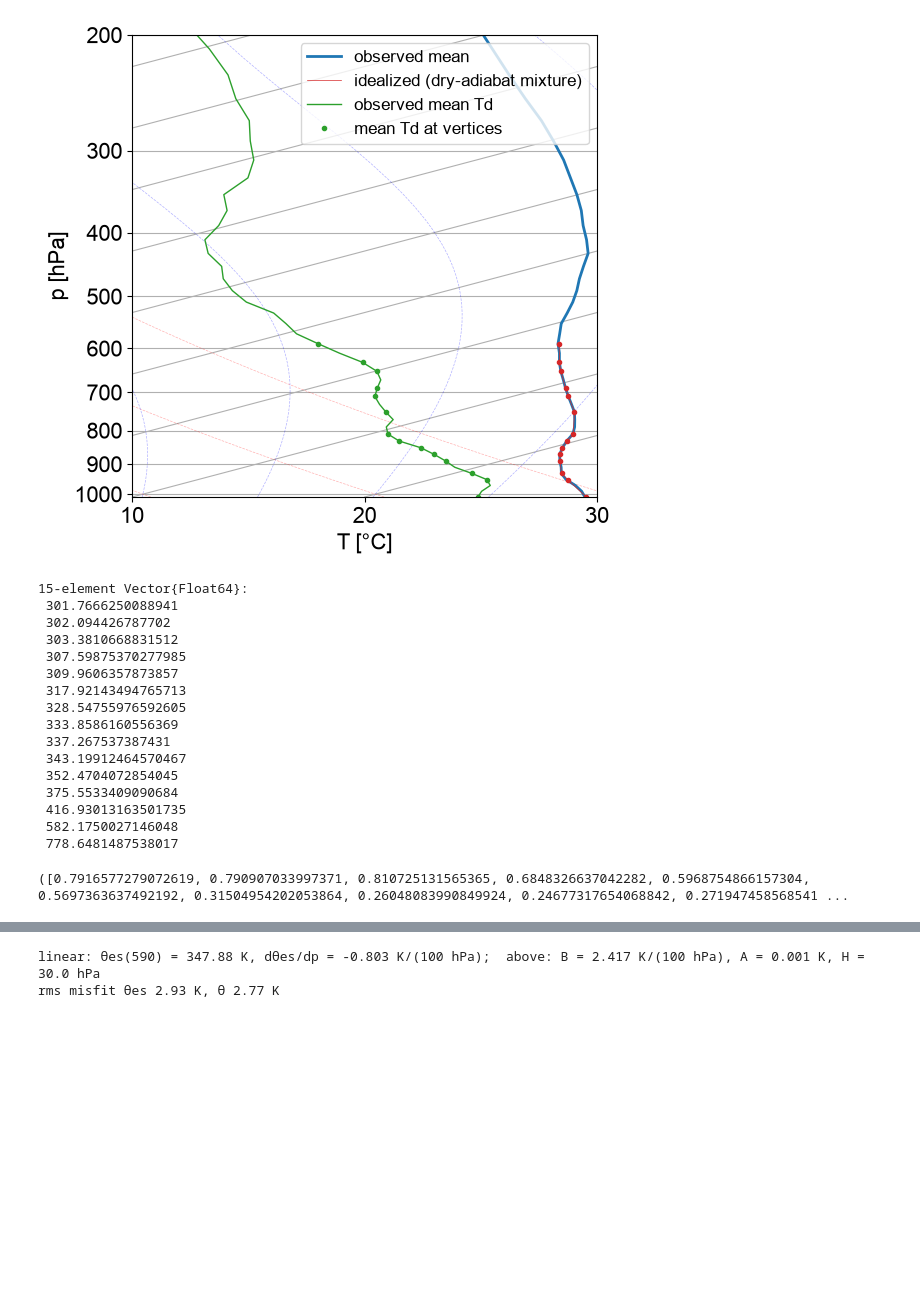
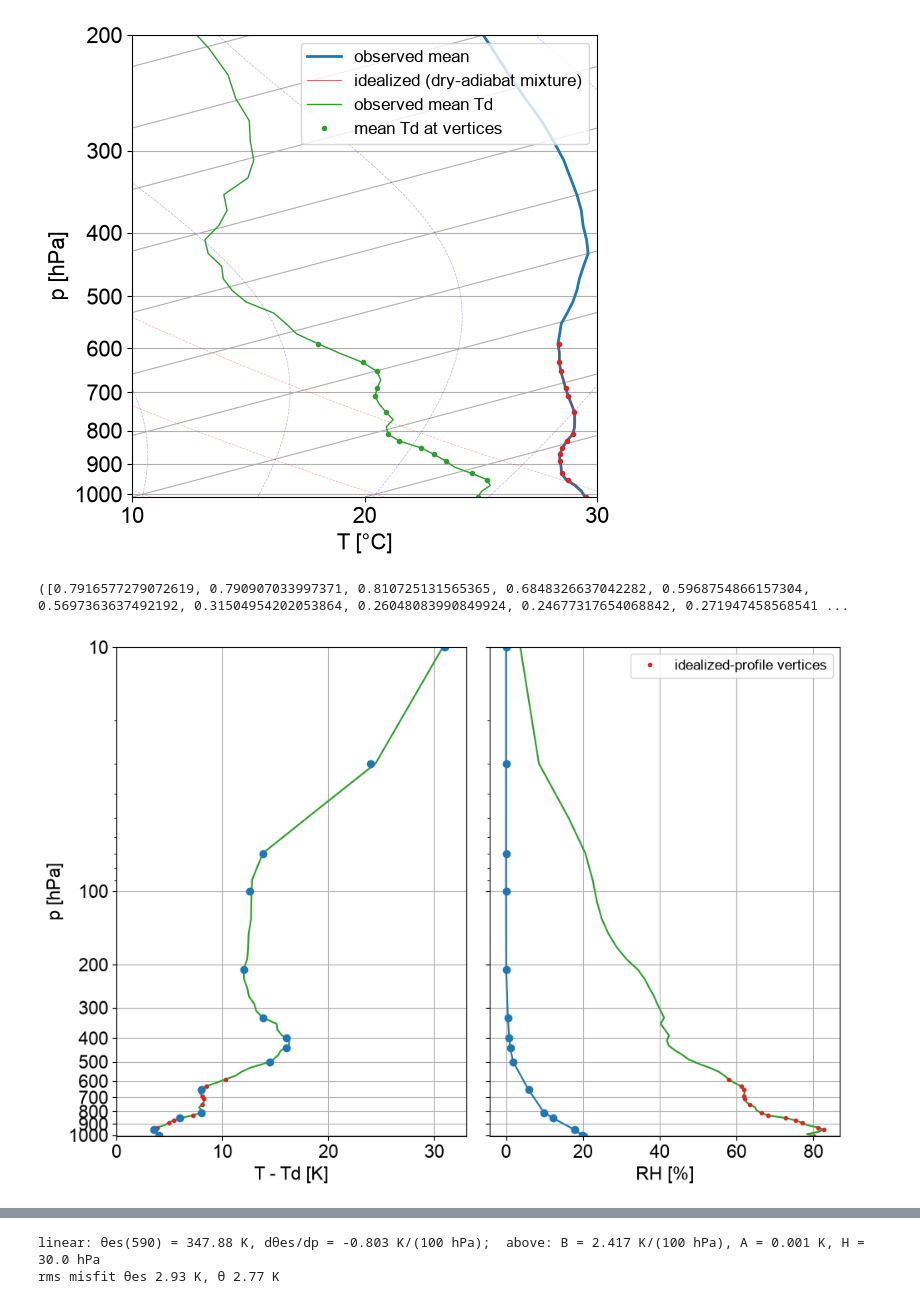
Before and after one commit to deszoeke/ASTRAL-soundings, a Jupyter notebook: src/mean_sonde.ipynb, the cells around one changed output, grey strips where cells are left out. Drawn from its saved outputs; the diff is of its cells as text; code cells hidden in the pictures; blank space fills up the shorter version.

Commit message:
idealized moisture and wind profiles plotted

```diff
--- a/src/mean_sonde.ipynb
+++ b/src/mean_sonde.ipynb
@@ -409,10 +411,12 @@ function skewT_fill(fig, spec; xl=(-10, 40), yl=(1010, 200))
     skew
 end
 
+t = mθ .* (pc ./ 1000) .^ κ .- 273.15
+
 plt.close("all")
 fig = figure(figsize=(6, 6))
 skew = skewT_fill(fig, fig.add_gridspec(1, 1)[0]; xl=(10, 30))
-skew.plot(pc, mθ .* (pc ./ 1000) .^ κ .- 273.15; color="C0", linewidth=2, label="observed mean")
+skew.plot(pc, t; color="C0", linewidth=2, label="observed mean")
 skew.plot(pid, Tid; color="C3", linewidth=0.5, label="idealized (dry-adiabat mixture)")
 skew.plot(pv, Tv; color="C3", marker=".", linestyle="none")
 mTd = SondeAveraging.colstats(XTd).mean                     # observed mean Td on all levels (cell 6)
@@ -427,25 +431,6 @@ skew.ax.legend(; fontsize=fontsize-4)
 gcf()
 # %% [output]
 [figure]
-# %%
-th = interpolate((pc,), mθ, Gridded(Linear())).(ph)
-# %% [output]
-15-element Vector{Float64}:
- 301.7666250088941
- 302.094426787702
- 303.3810668831512
- 307.59875370277985
- 309.9606357873857
- 317.92143494765713
- 328.54755976592605
- 333.8586160556369
- 337.267537387431
- 343.19912464570467
- 352.4704072854045
- 375.5533409090684
- 416.93013163501735
- 582.1750027146048
- 778.6481487538017
 # %%
 # plot dewpoint depression and RH profile
 # mean over soundings on the pressure levels (cell 6: XT, XTd); vertices of the idealized profile marked (cell 10: pv)
@@ -453,40 +438,47 @@ mDD = SondeAveraging.colstats(XT .- XTd).mean
 mRH = SondeAveraging.mean_on_pgrid(as, :rh; pcenters=pcenters, halfwidth=halfwidth).mean   # RH [%]
 iv_ = [findfirst(==(p), pc) for p in pv]
 
-# idealized humidity structure
-# dewpoint depression (dd) and pressure levels (ph)
-ph = [1010, 1000, 950, 850, 810, 650,  500, 440, 400,  330, 210,  100,   70, 30, 10]
-dd = [   4,    4, 3.5,   6,   8,   8, 14.5,  16,  16, 13.8,  12, 12.6, 13.8, 24, 31]
-# convert dewpoint depression to relative humidity using metpy
-rh, mr, q = let
-    th = interpolate((pc,), mθ, Gridded(Linear())).(ph)
+"convert dewpoint depression to relative humidity, mixing ratio, and specific humidity using metpy"
+function humidities(ph, dd; th=interpolate((pc,), mθ, Gridded(Linear())).(ph))
     t = mpc.temperature_from_potential_temperature(np.array(ph) * units.hPa, np.array(th) * units.K)
     rh = pyconvert(Vector{Float64}, mpc.relative_humidity_from_dewpoint(t, t - np.array(dd) * units.K).m_as(""))
     e = rh .* pyconvert(Vector{Float64}, mpc.saturation_vapor_pressure(t).m_as("hPa"))      # vapor pressure [hPa]
     r = mpc.mixing_ratio(np.array(e) * units.hPa, np.array(ph) * units.hPa)                  # mixing ratio [kg/kg]
-    (rh,
-     pyconvert(Vector{Float64}, r.m_as("")),
-     pyconvert(Vector{Float64}, mpc.specific_humidity_from_mixing_ratio(r).m_as("")))       # specific humidity [kg/kg]
+    mr = pyconvert(Vector{Float64}, r.m_as(""))
+    shum = pyconvert(Vector{Float64}, mpc.specific_humidity_from_mixing_ratio(r).m_as(""))
+    return rh, mr, shum
 end
+
+# idealized humidity structure
+# dewpoint depression (dd) and pressure levels (ph) easiest to read off skew-T plot
+ph = [1010, 1000, 950, 850, 810, 650,  500, 440, 400,  330, 210,  100,   70, 30, 10]
+dd = [   4,    4, 3.5,   6,   8,   8, 14.5,  16,  16, 13.8,  12, 12.6, 13.8, 24, 31]
+#      |        1       |    2    |    3     |
+# 3 layers ^ for idealized moisture sources:
+# sfc-850, 850-650, 650-440 hPa
+rh, mr, q = humidities(ph, dd)
 # %% [output]
 ([0.7916577279072619, 0.790907033997371, 0.810725131565365, 0.6848326637042282, 0.5968754866157304, 0.5697363637492192, 0.31504954202053864, 0.26048083990849924, 0.24677317654068842, 0.271947458568541 ...
 # %%
-
+# plot humidity profiles different ways
 plt.close("all")
 fig, axs = subplots(1, 2; figsize=(10, 7), sharey=true)
 for (ax, x, lab) in zip(axs, (mDD, mRH), ("T - Td [K]", "RH [%]"))
     ax.plot(x, pc; color="C2", linewidth=1.5)
     ax.plot(x[iv_], pv; color="C3", marker=".", linestyle="none", label="idealized-profile vertices")
     ax.set_xlabel(lab; fontsize=fontsize)
     ax.tick_params(axis="both"; labelsize=fontsize)
 end
 axs[0].set_yscale("log"); axs[0].set_ylim(1010, 100)
 ticks = [1000, 900, 800, 700, 600, 500, 400, 300, 200, 100, 10]
 axs[0].set_yticks(ticks); axs[0].set_yticklabels(string.(ticks))
 axs[0].set_ylabel("p [hPa]"; fontsize=fontsize)
 axs[0].set_xlim([0, 33])
-axs[1].legend(; fontsize=fontsize-4)
 axs[0].grid(true); axs[1].grid(true)
 axs[0].plot(dd, ph, "o")
+axs[1].plot(1e3*q, ph, "o-")
+axs[1].legend(; fontsize=fontsize-4)
 tight_layout()
 gcf()
+# %% [output]
+[figure, added]
```
Also changed, not shown: parts of 4 cells of this notebook.
